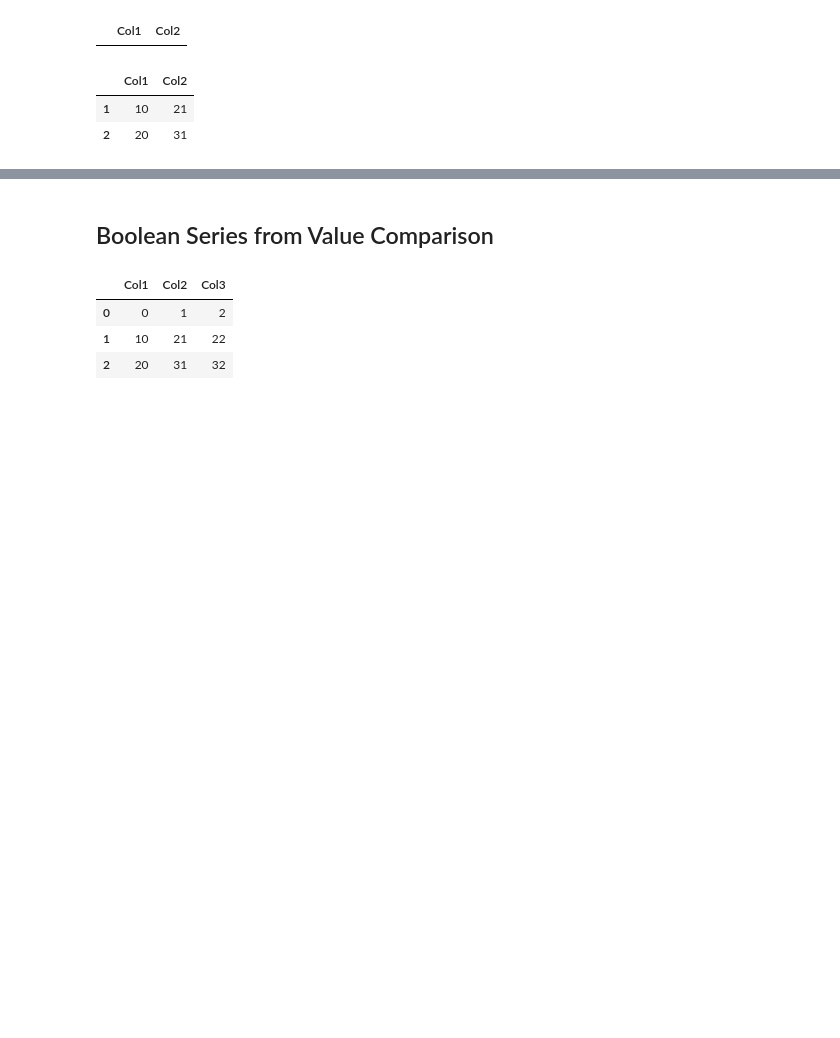
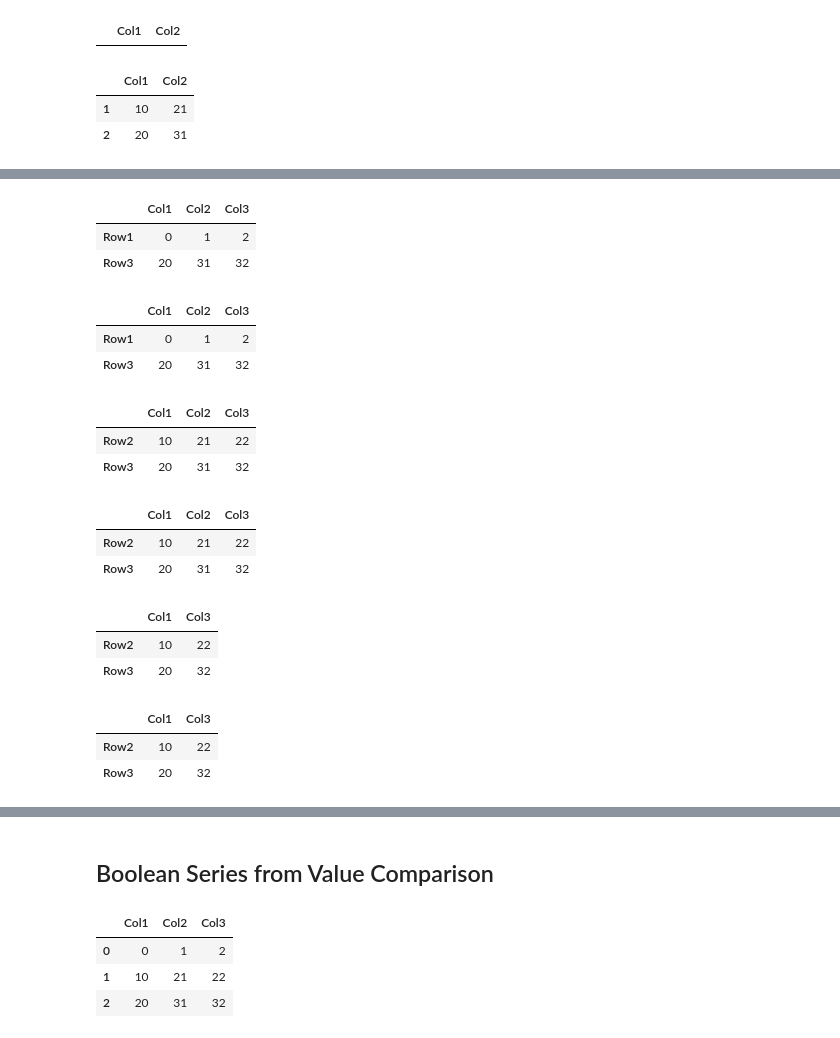
Before and after one commit to sdiehl28/Scikit-Learn-Workflow, a Jupyter notebook: python/Pandas01.ipynb, the cells around one changed output, grey strips where cells are left out. Saved outputs shown, nothing was run; the diff lists cells and outputs as text; code cells hidden in the pictures; blank space fills up the shorter version.

```diff
--- a/python/Pandas01.ipynb
+++ b/python/Pandas01.ipynb
@@ -377,0 +435,9 @@ df.iloc[1:2]
+# %%
+columns = ['Col1', 'Col2', 'Col3']
+index = ['Row1', 'Row2', 'Row3']
+data = [[ 0, 1, 2],
+       [ 10, 21, 22],
+       [ 20, 31, 32]]
+
+df = pd.DataFrame(data=data, columns=columns, index=index)
+df
@@ -377,0 +573,37 @@ df.iloc[1:2]
+# %%
+rows = [True, False, True]
+df.iloc[rows]
+# %% [output]
+|  | Col1 | Col2 | Col3 |
+| Row1 | 0 | 1 | 2 |
+| Row3 | 20 | 31 | 32 |
+# %%
+df.iloc[[0,2]]
+# %% [output]
+|  | Col1 | Col2 | Col3 |
+| Row1 | 0 | 1 | 2 |
+| Row3 | 20 | 31 | 32 |
+# %%
+df.iloc[1:]
+# %% [output]
+|  | Col1 | Col2 | Col3 |
+| Row2 | 10 | 21 | 22 |
+| Row3 | 20 | 31 | 32 |
+# %%
+df.iloc[[1,2]]
+# %% [output]
+|  | Col1 | Col2 | Col3 |
+| Row2 | 10 | 21 | 22 |
+| Row3 | 20 | 31 | 32 |
+# %%
+df.iloc[[1,2], [0,2]]
+# %% [output]
+|  | Col1 | Col3 |
+| Row2 | 10 | 22 |
+| Row3 | 20 | 32 |
+# %%
+df.iloc[[False, True, True], [True, False, True]]
+# %% [output]
+|  | Col1 | Col3 |
+| Row2 | 10 | 22 |
+| Row3 | 20 | 32 |
```
Also changed, not shown: parts of 116 cells of this notebook.
